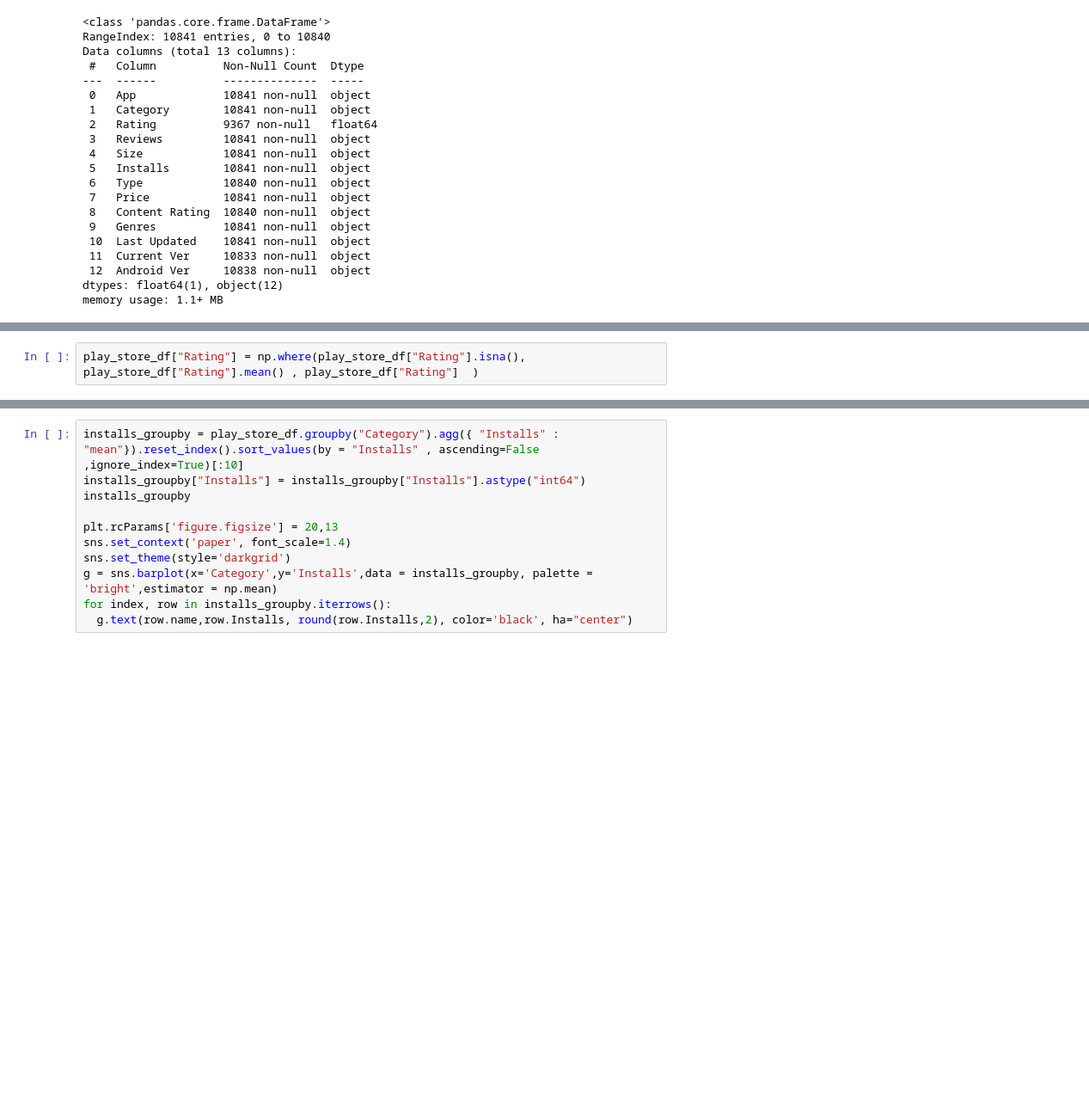
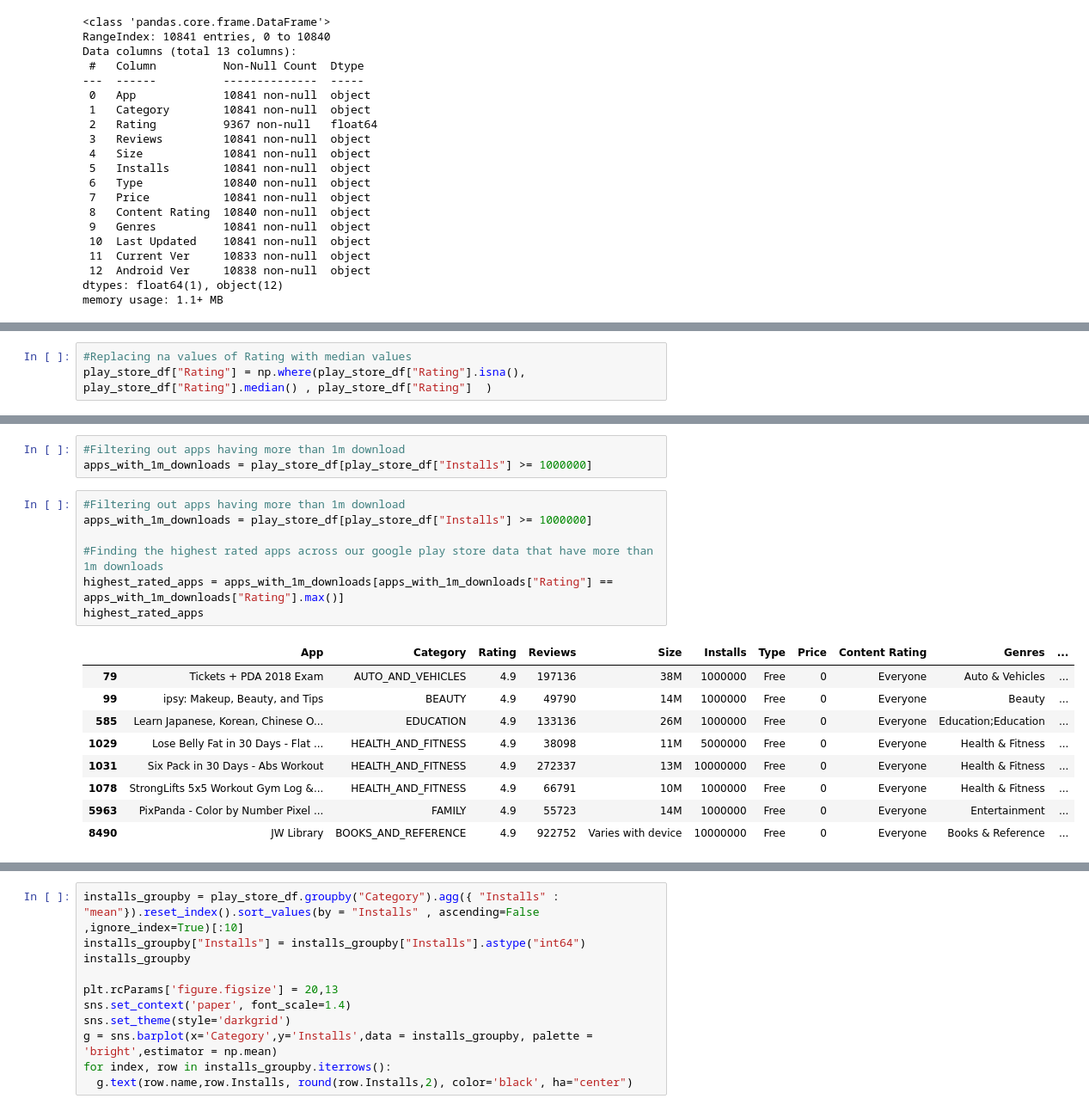
Before and after one commit to Yash1289/play_store_data_Eda, a Jupyter notebook: Play_Store_App_Review_Analysis_Capstone_Project.ipynb, the cells around one changed output, grey strips where cells are left out. Shown at 86% size. Drawn from its saved outputs; the diff is of its cells as text; blank space fills up the shorter version.

```diff
--- a/Play_Store_App_Review_Analysis_Capstone_Project.ipynb
+++ b/Play_Store_App_Review_Analysis_Capstone_Project.ipynb
@@ -74,2 +178,3 @@ play_store_df.loc[index ,"Reviews"] = float(play_store_df.loc[index ,"Reviews"])
 # %%
-play_store_df["Rating"] = np.where(play_store_df["Rating"].isna(), play_store_df["Rating"].mean() , play_store_df["Rating"]  )
+#Replacing na values of Rating with median values
+play_store_df["Rating"] = np.where(play_store_df["Rating"].isna(), play_store_df["Rating"].median() , play_store_df["Rating"]  )
@@ -136,0 +231,20 @@ lowest_rated_apps
+# %%
+#Filtering out apps having more than 1m download
+apps_with_1m_downloads = play_store_df[play_store_df["Installs"] >= 1000000]
+# %%
+#Filtering out apps having more than 1m download
+apps_with_1m_downloads = play_store_df[play_store_df["Installs"] >= 1000000]
+
+#Finding the highest rated apps across our google play store data that have more than 1m downloads
+highest_rated_apps = apps_with_1m_downloads[apps_with_1m_downloads["Rating"] == apps_with_1m_downloads["Rating"].max()]
+highest_rated_apps
+# %% [output]
+|  | App | Category | Rating | Reviews | Size | Installs | Type | Price | Content Rating | Genres | ... |
+| 79 | Tickets + PDA 2018 Exam | AUTO_AND_VEHICLES | 4.9 | 197136 | 38M | 1000000 | Free | 0 | Everyone | Auto & Vehicles | ... |
+| 99 | ipsy: Makeup, Beauty, and Tips | BEAUTY | 4.9 | 49790 | 14M | 1000000 | Free | 0 | Everyone | Beauty | ... |
+| 585 | Learn Japanese, Korean, Chinese O... | EDUCATION | 4.9 | 133136 | 26M | 1000000 | Free | 0 | Everyone | Education;Education | ... |
+| 1029 | Lose Belly Fat in 30 Days - Flat ... | HEALTH_AND_FITNESS | 4.9 | 38098 | 11M | 5000000 | Free | 0 | Everyone | Health & Fitness | ... |
+| 1031 | Six Pack in 30 Days - Abs Workout | HEALTH_AND_FITNESS | 4.9 | 272337 | 13M | 10000000 | Free | 0 | Everyone | Health & Fitness | ... |
+| 1078 | StrongLifts 5x5 Workout Gym Log &... | HEALTH_AND_FITNESS | 4.9 | 66791 | 10M | 1000000 | Free | 0 | Everyone | Health & Fitness | ... |
+| 5963 | PixPanda - Color by Number Pixel ... | FAMILY | 4.9 | 55723 | 14M | 1000000 | Free | 0 | Everyone | Entertainment | ... |
+| 8490 | JW Library | BOOKS_AND_REFERENCE | 4.9 | 922752 | Varies with device | 10000000 | Free | 0 | Everyone | Books & Reference | ... |
```
Also changed, not shown: parts of 48 cells of this notebook.
